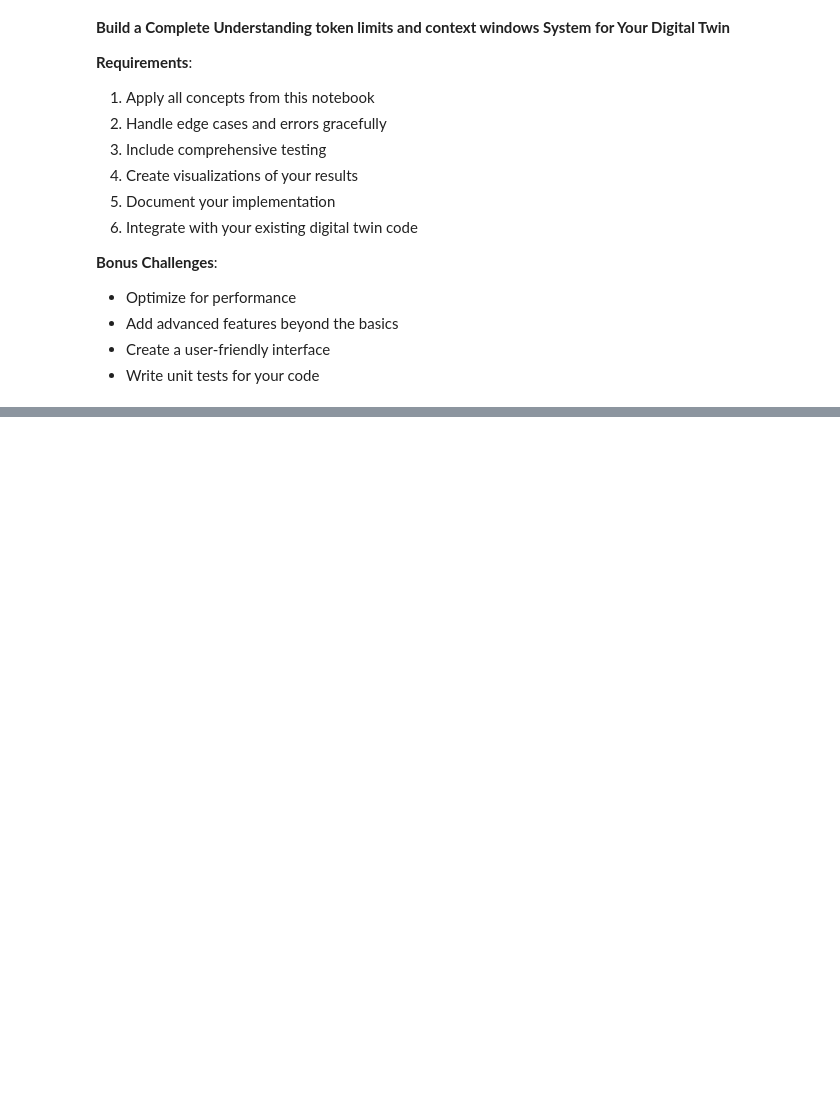
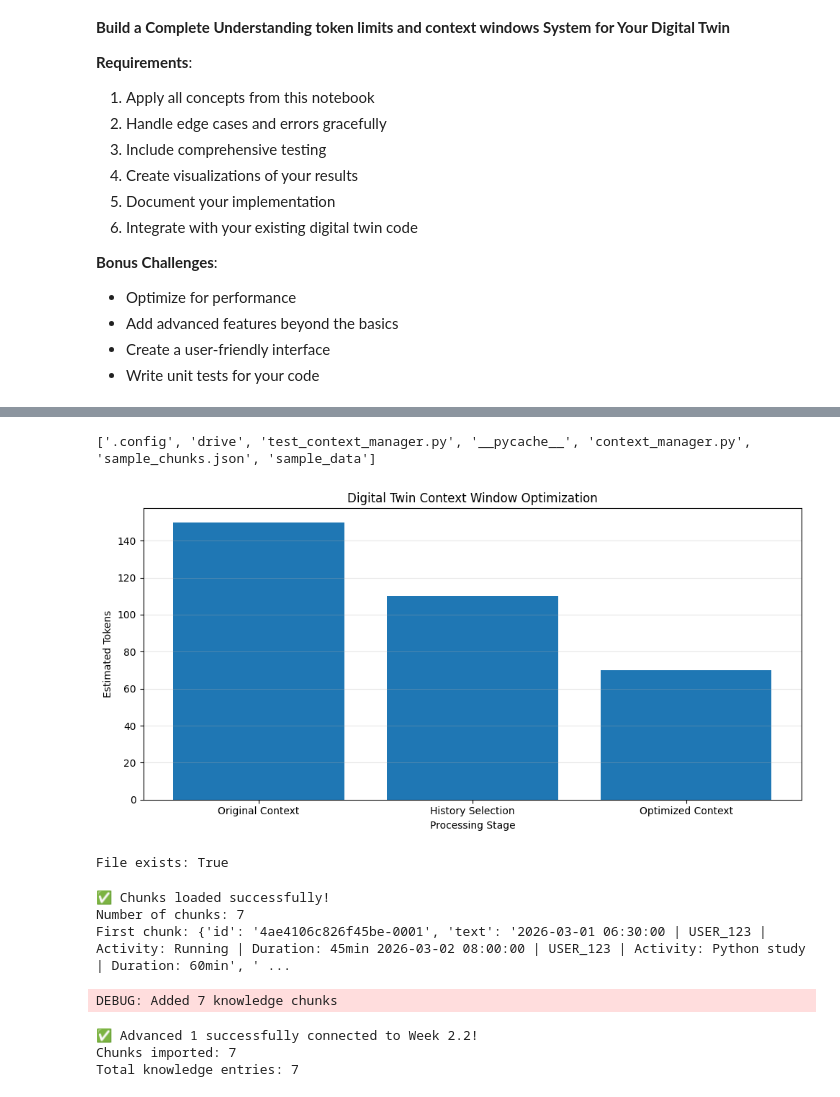
Before and after one commit to metinkumoh/ATF-Project, a Jupyter notebook: Week2_07_context_window_management.ipynb, the cells around one changed output, grey strips where cells are left out. Drawn from its saved outputs; the diff is of its cells as text; code cells hidden in the pictures; blank space fills up the shorter version.

```diff
--- a/Week2_07_context_window_management.ipynb
+++ b/Week2_07_context_window_management.ipynb
@@ -220,0 +343,75 @@ class ProductionSystem:
+# %%
+import os
+
+print(os.listdir("/content"))
+# %% [output]
+['.config', 'drive', 'test_context_manager.py', '__pycache__', 'context_manager.py', 'sample_chunks.json', 'sample_data']
+# %%
+import matplotlib.pyplot as plt
+
+# Example token usage data
+stages = [
+    "Original Context",
+    "History Selection",
+    "Optimized Context"
+]
+
+tokens = [150, 110, 70]
+
+plt.figure(figsize=(10, 5))
+plt.bar(stages, tokens)
+
+plt.title("Digital Twin Context Window Optimization")
+plt.xlabel("Processing Stage")
+plt.ylabel("Estimated Tokens")
+plt.grid(axis="y", alpha=0.3)
+
+plt.tight_layout()
+plt.show()
+# %% [output]
+[figure, added]
+# %%
+from pathlib import Path
+
+path = Path("/content/chunks.json")
+
+print("File exists:", path.exists())
+# %% [output]
+File exists: True
+# %%
+import json
+
+with open("/content/chunks.json", "r", encoding="utf-8") as f:
+    chunks = json.load(f)
+
+print("✅ Chunks loaded successfully!")
+print("Number of chunks:", len(chunks))
+print("First chunk:", str(chunks[0])[:500])
+# %% [output]
+✅ Chunks loaded successfully!
+Number of chunks: 7
+First chunk: {'id': '4ae4106c826f45be-0001', 'text': '2026-03-01 06:30:00 | USER_123 | Activity: Running | Duration: 45min 2026-03-02 08:00:00 | USER_123 | Activity: Python study | Duration: 60min', ' ...
+# %%
+
+from context_manager import ContextManager
+
+# Create the context manager
+manager = ContextManager(
+    max_tokens=1000,
+    system_reserve=100,
+    response_reserve=200,
+    history_limit=10,
+    debug=True
+)
+
+# Import your Advanced 1 chunks
+total_added = manager.ingest_chunks(chunks)
+
+print("✅ Advanced 1 successfully connected to Week 2.2!")
+print("Chunks imported:", total_added)
+print("Total knowledge entries:", len(manager.knowledge))
+# %% [output]
+DEBUG: Added 7 knowledge chunks
+✅ Advanced 1 successfully connected to Week 2.2!
+Chunks imported: 7
+Total knowledge entries: 7
```
Also changed, not shown: parts of 14 cells of this notebook.
